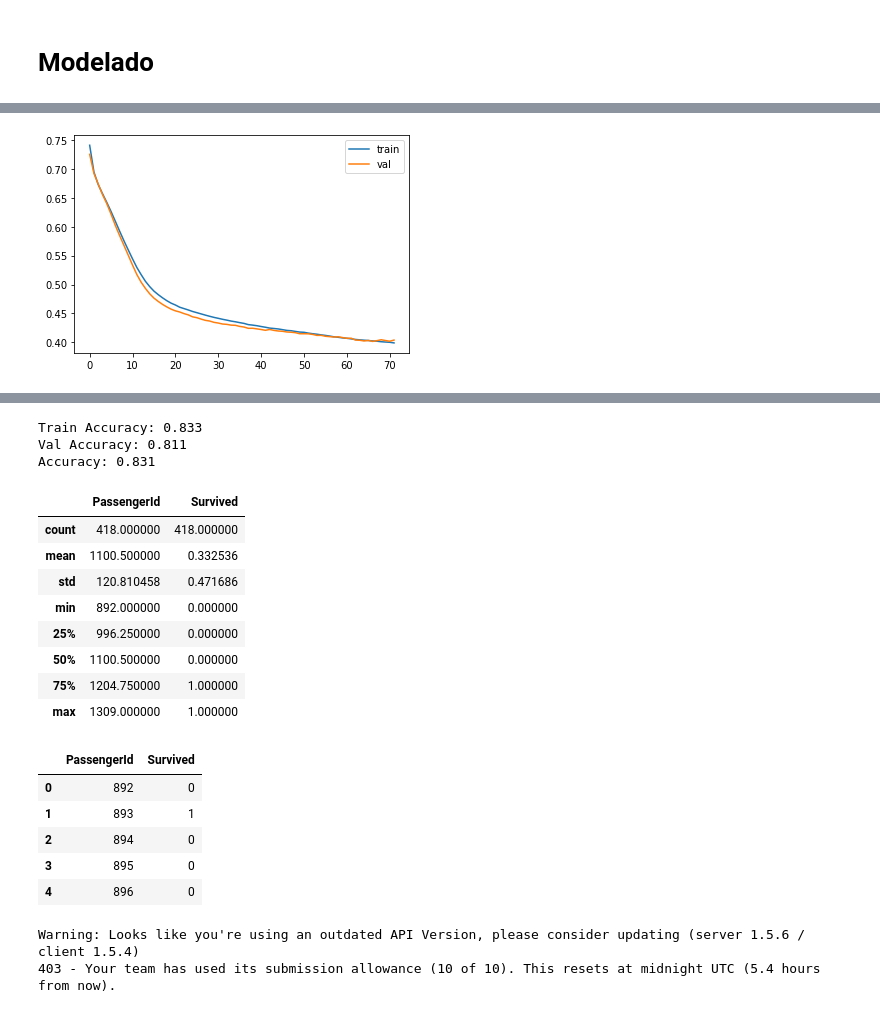
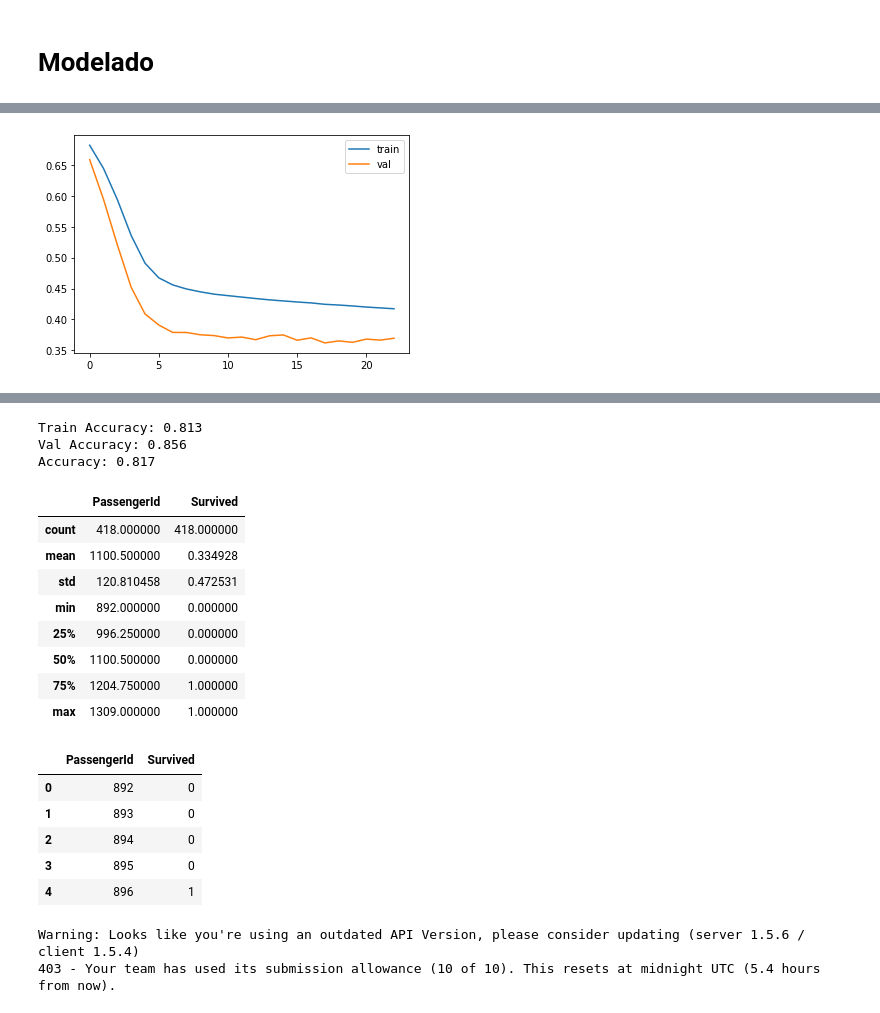
Before and after one commit to dmar10862/uoc_tipologia_y_ciclo_de_vida_de_los_datos_practica_2, a Jupyter notebook: src/UOC_M2851_DataAnalysis.ipynb, the cells around one changed output, grey strips where cells are left out. Drawn from its saved outputs; the diff is of its cells as text; code cells hidden in the pictures.

```diff
--- a/src/UOC_M2851_DataAnalysis.ipynb
+++ b/src/UOC_M2851_DataAnalysis.ipynb
@@ -126,8 +126,8 @@ display(X_test.head())
 | 4 | 896 | 3 | Hirvonen, Mrs. Alexander (Helga E... | female | 22.0 | 1 | 1 | 3101298 | 12.2875 | NaN | ... |
 # %%
 # Deajar solo variables útiles
-X = X.drop(columns=['Ticket', 'Name'])
-X_test = X_test.drop(columns=['Ticket', 'Name'])
+X = X.drop(columns=['PassengerId', 'Ticket', 'Name'])
+X_test = X_test.drop(columns=['PassengerId', 'Ticket', 'Name'])
 # %% [markdown]
 # Limpieza de datos
 # %%
@@ -384,6 +384,6 @@ def predict_with_ml_model(model, X, batch_size=1):
 
   return y_pred
 # %%
-model, X_train, X_val, y_train, y_val = dense_nn(X, y, epochs=100, batch_size=1, lr=0.0001, patience=5)
+model, X_train, X_val, y_train, y_val = dense_nn(X, y, epochs=100, batch_size=1, lr=0.0002, patience=5)
 # %% [output]
 Epoch 1/100
@@ -406 +406 @@ Epoch 00072: early stopping
-[figure, old version]
+[figure, new version]
@@ -425,9 +425,9 @@ print('Train Accuracy: %.3f' % train_acc)
 print('Val Accuracy: %.3f' % val_acc)
 print('Accuracy: %.3f' % acc)
 # %% [output]
-Train Accuracy: 0.833
-Val Accuracy: 0.811
-Accuracy: 0.831
+Train Accuracy: 0.813
+Val Accuracy: 0.856
+Accuracy: 0.817
 # %%
 # generate predictions for test
 df_pred = X_test_orig.copy()
@@ -440,8 +440,8 @@ df_pred.to_csv('submission.csv', index=False)
 # %% [output]
 |  | PassengerId | Survived |
 | count | 418.000000 | 418.000000 |
-| mean | 1100.500000 | 0.332536 |
-| std | 120.810458 | 0.471686 |
+| mean | 1100.500000 | 0.334928 |
+| std | 120.810458 | 0.472531 |
 | min | 892.000000 | 0.000000 |
 | 25% | 996.250000 | 0.000000 |
 | 50% | 1100.500000 | 0.000000 |
@@ -449,10 +449,10 @@ df_pred.to_csv('submission.csv', index=False)
 | max | 1309.000000 | 1.000000 |
 |  | PassengerId | Survived |
 | 0 | 892 | 0 |
-| 1 | 893 | 1 |
+| 1 | 893 | 0 |
 | 2 | 894 | 0 |
 | 3 | 895 | 0 |
-| 4 | 896 | 0 |
+| 4 | 896 | 1 |
 # %%
 %%bash
 kaggle competitions submit -c titanic -f submission.csv -m "New submission test"
```
Also changed, not shown: parts of 13 cells of this notebook.
